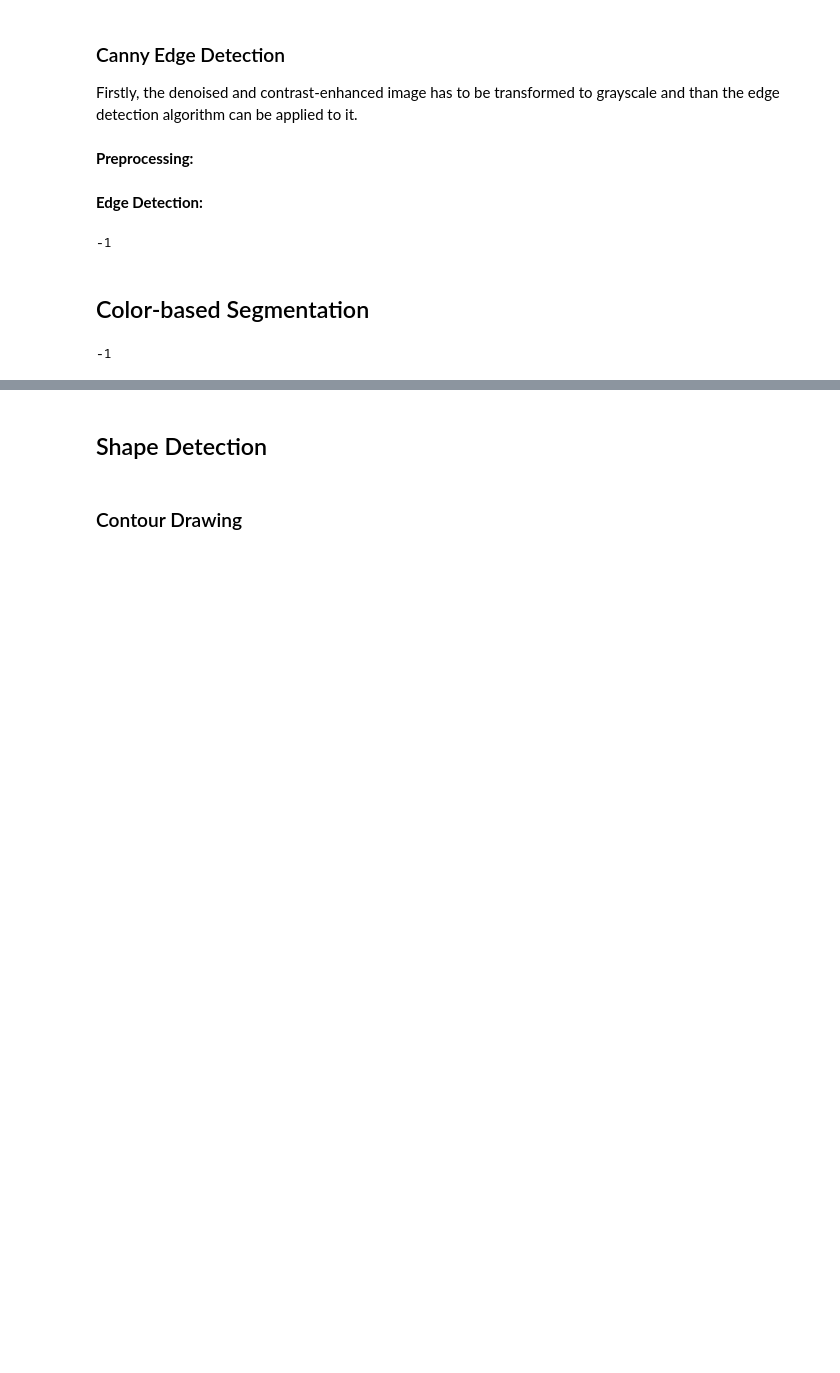
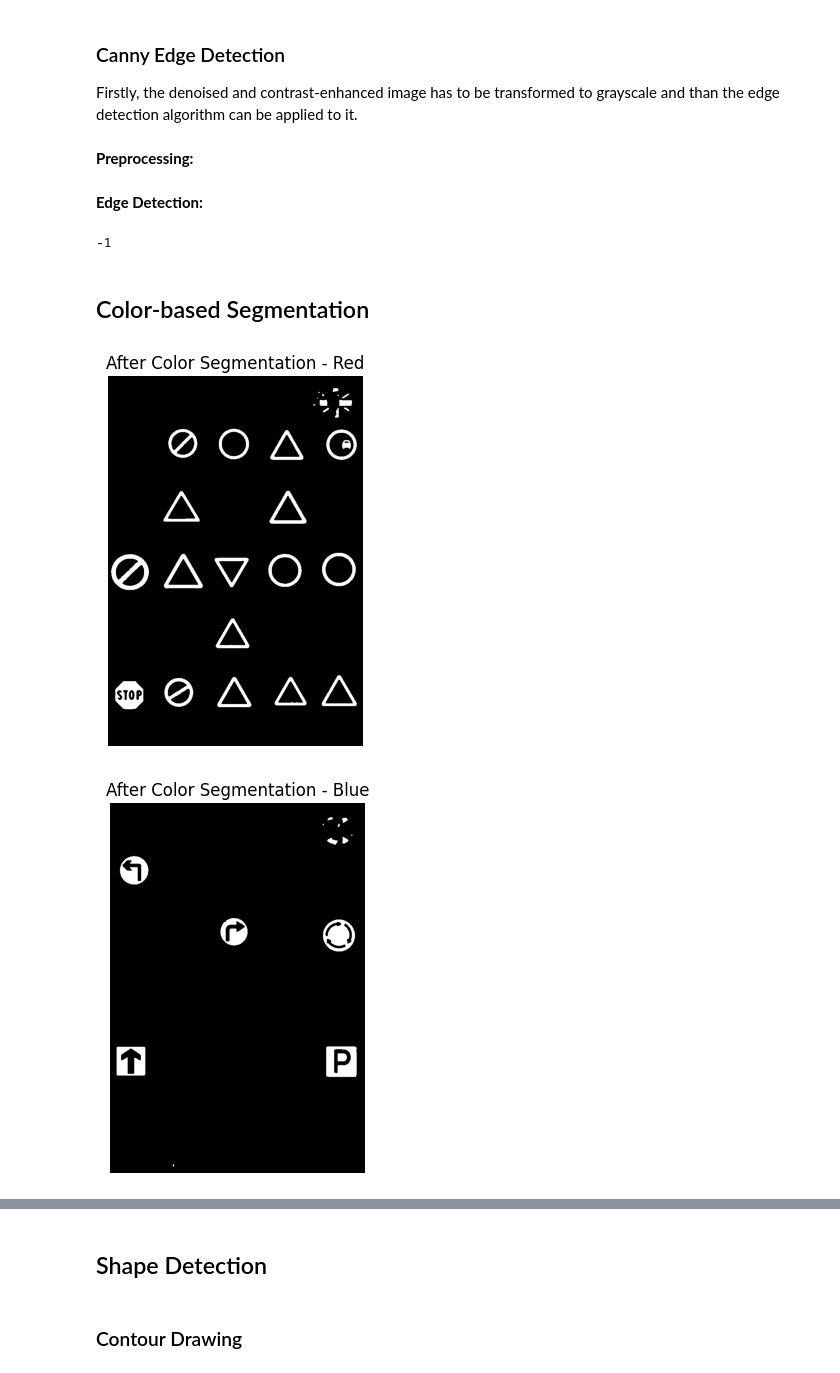
Before and after one commit to pizzahunter2000/TrafficSignRecognition, a Jupyter notebook: Traffic Sign Recognition.ipynb, the cells around one changed output, grey strips where cells are left out. Saved outputs shown, nothing was run; the diff lists cells and outputs as text; code cells hidden in the pictures; blank space fills up the shorter version.

```diff
--- a/Traffic Sign Recognition.ipynb
+++ b/Traffic Sign Recognition.ipynb
@@ -152,17 +153,17 @@ cv2.waitKey(0)
 # define color thresholds
 
 # Red
-lower_red1 = (0, 150, 150)
+lower_red1 = (0, 100, 100)
 upper_red1 = (10, 255, 255)
-lower_red2 = (165, 150, 150)
+lower_red2 = (165, 100, 100)
 upper_red2 = (179, 255, 255)
 
 # Blue
-lower_blue = (90, 150, 150)
+lower_blue = (90, 100, 100)
 upper_blue = (120, 255, 255)
 
 # Yellow
-lower_yellow = (20, 150, 150)
+lower_yellow = (20, 100, 100)
 upper_yellow = (35, 255, 255)
 
 # Black
@@ -187,7 +188,6 @@ def color_segmentation(image, window_size = None):
     else:
         window = np.ones((3, 3), np.uint8)
 
-    # TODO: rewrite opening and closing
     mask_red = cv2.morphologyEx(mask_red, cv2.MORPH_OPEN, window)
     mask_red = cv2.morphologyEx(mask_red, cv2.MORPH_CLOSE, window)
 
@@ -210,9 +210,19 @@ def color_segmentation(image, window_size = None):
 
 
     return dict
+# %%
+def display_image(image, title):
+    plt.imshow(cv2.cvtColor(image, cv2.COLOR_BGR2RGB))
+    plt.title(title)
+    plt.axis('off')
+    plt.show()
 # %%
-color_signs = color_segmentation(enhanced_denoised_image)
-cv2.imshow("After Color Segmentation", color_signs['red'])
-cv2.waitKey(0)
+color_signs = color_segmentation(denoised_image)
+
+display_image(color_signs['red'], "After Color Segmentation - Red")
+display_image(color_signs['blue'], "After Color Segmentation - Blue")
+display_image(color_signs['yellow'], "After Color Segmentation - Yellow")
+display_image(color_signs['black'], "After Color Segmentation - Black")
 # %% [output]
--1
+[figure, added]
+[figure, added]
```
Also changed, not shown: parts of 24 cells of this notebook, 15 other files.
